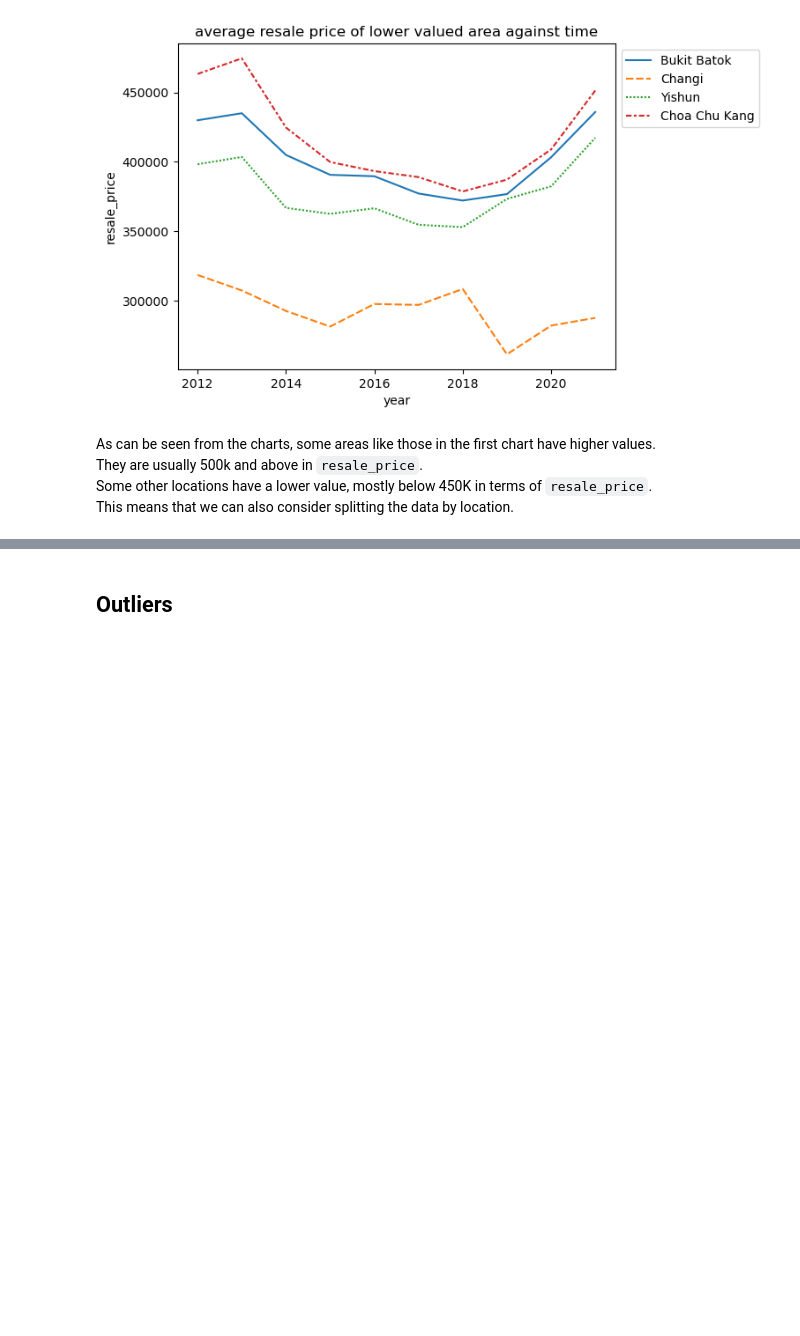
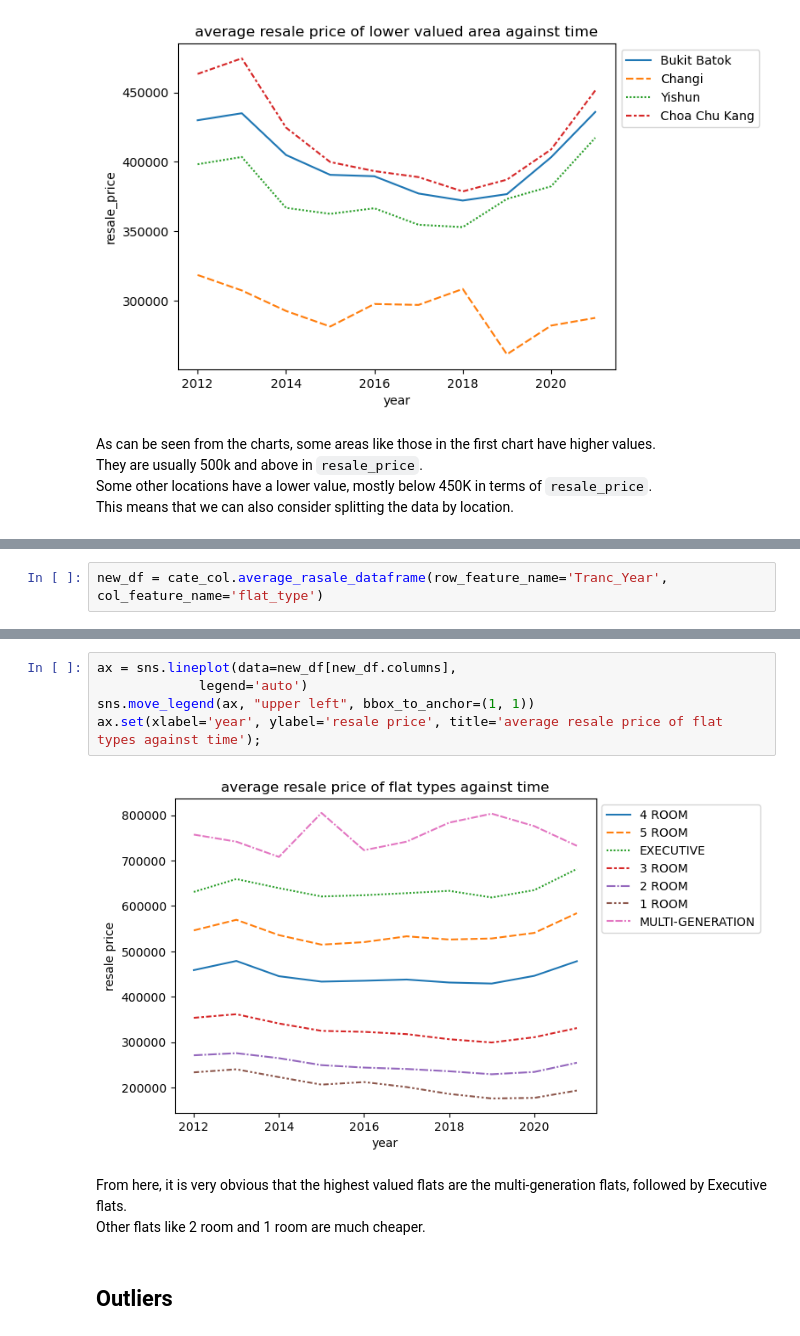
Before and after one commit to Luke-zm/DSI_Proj, a Jupyter notebook: project_2/code/house_EDA.ipynb, the cells around one changed output, grey strips where cells are left out. Saved outputs shown, nothing was run; the diff lists cells and outputs as text; blank space fills up the shorter version.

```diff
--- a/project_2/code/house_EDA.ipynb
+++ b/project_2/code/house_EDA.ipynb
@@ -888,0 +889,2 @@ Which I will not touch on here due to limited time and considerations on length
+# %%
+new_df = cate_col.average_rasale_dataframe(row_feature_name='Tranc_Year', col_feature_name='flat_type')
@@ -889,3 +905,13 @@ Which I will not touch on here due to limited time and considerations on length
+# %%
+ax = sns.lineplot(data=new_df[new_df.columns],
+             legend='auto')
+sns.move_legend(ax, "upper left", bbox_to_anchor=(1, 1))
+ax.set(xlabel='year', ylabel='resale price', title='average resale price of flat types against time');
+# %% [output]
+[figure, added]
+# %% [markdown]
+From here, it is very obvious that the highest valued flats are the multi-generation flats, followed by Executive flats.
+Other flats like 2 room and 1 room are much cheaper.
 # %% [markdown]
 ## Outliers
 # %% [markdown]
```
Also changed, not shown: parts of 4 cells of this notebook, 5 other files.
